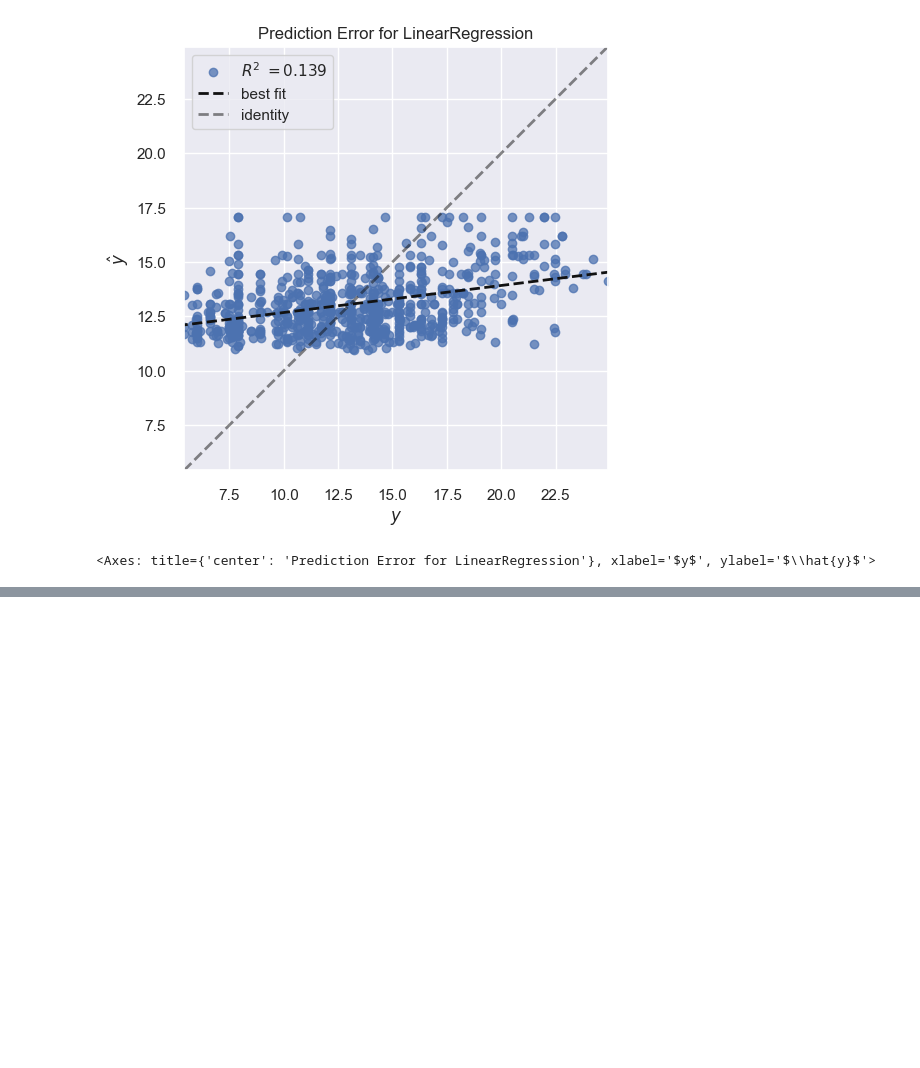
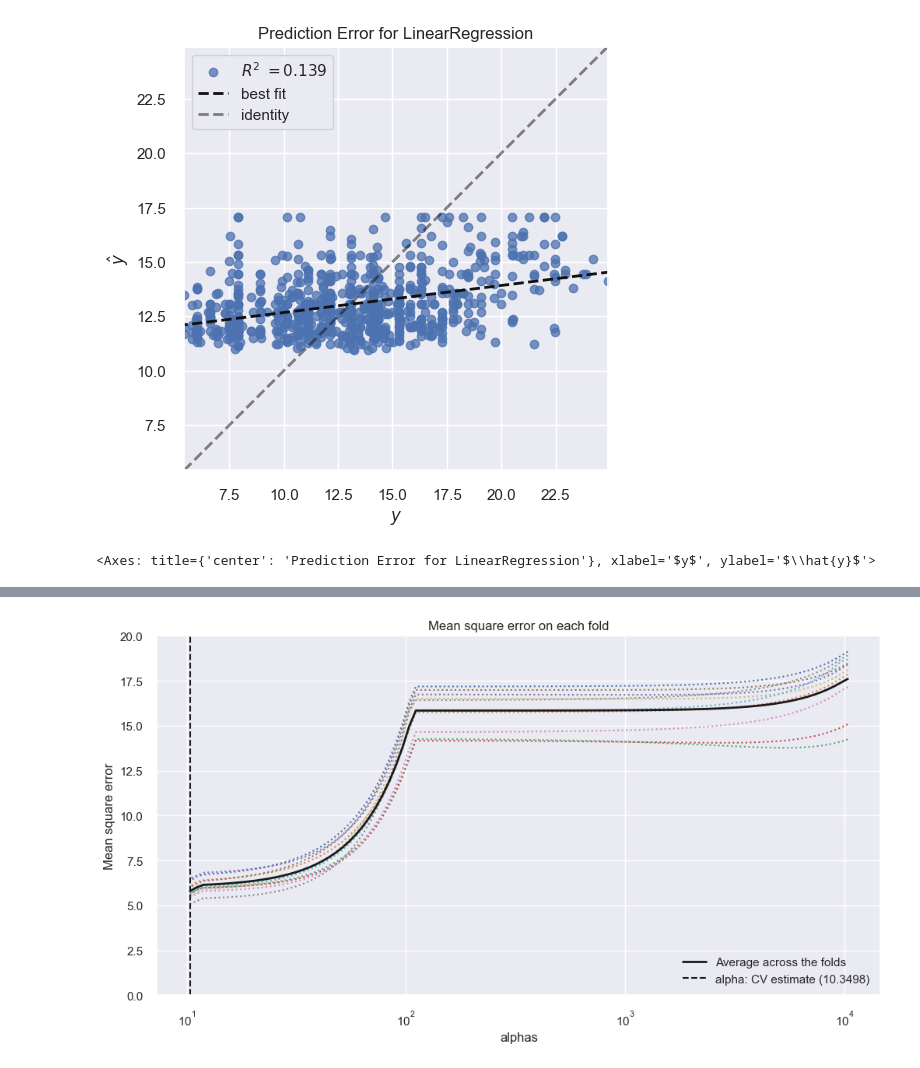
Before and after one commit to DocYoungblood/linear_regression_case_study, a Jupyter notebook: btm.ipynb, the cells around one changed output, grey strips where cells are left out. Cells and saved outputs as stored; diff of their text form; code cells hidden in the pictures; blank space fills up the shorter version.

```diff
--- a/btm.ipynb
+++ b/btm.ipynb
@@ -150,0 +208,25 @@ visualizer.poof()
+# %%
+fig, ax1 = plt.subplots(figsize=(12, 6))
+ax1.semilogx(model.alphas_, model.mse_path_, ":")
+
+ax1.plot(
+    model.alphas_ ,
+    model.mse_path_.mean(axis=-1),
+    "k",
+    label="Average across the folds",
+    linewidth=2,
+)
+ax1.axvline(
+    model.alpha_, linestyle="--", color="k", label=f"alpha: CV estimate ({model.alpha_:.4f})"
+)
+
+ax1.legend()
+ax1.set_xlabel("alphas")
+ax1.set_ylabel("Mean square error")
+ax1.set_title("Mean square error on each fold")
+ax1.axis("tight")
+
+ymin, ymax = 0, 20
+ax1.set_ylim(ymin, ymax);
+# %% [output]
+[figure, added]
```
Also changed, not shown: parts of 10 cells of this notebook.
